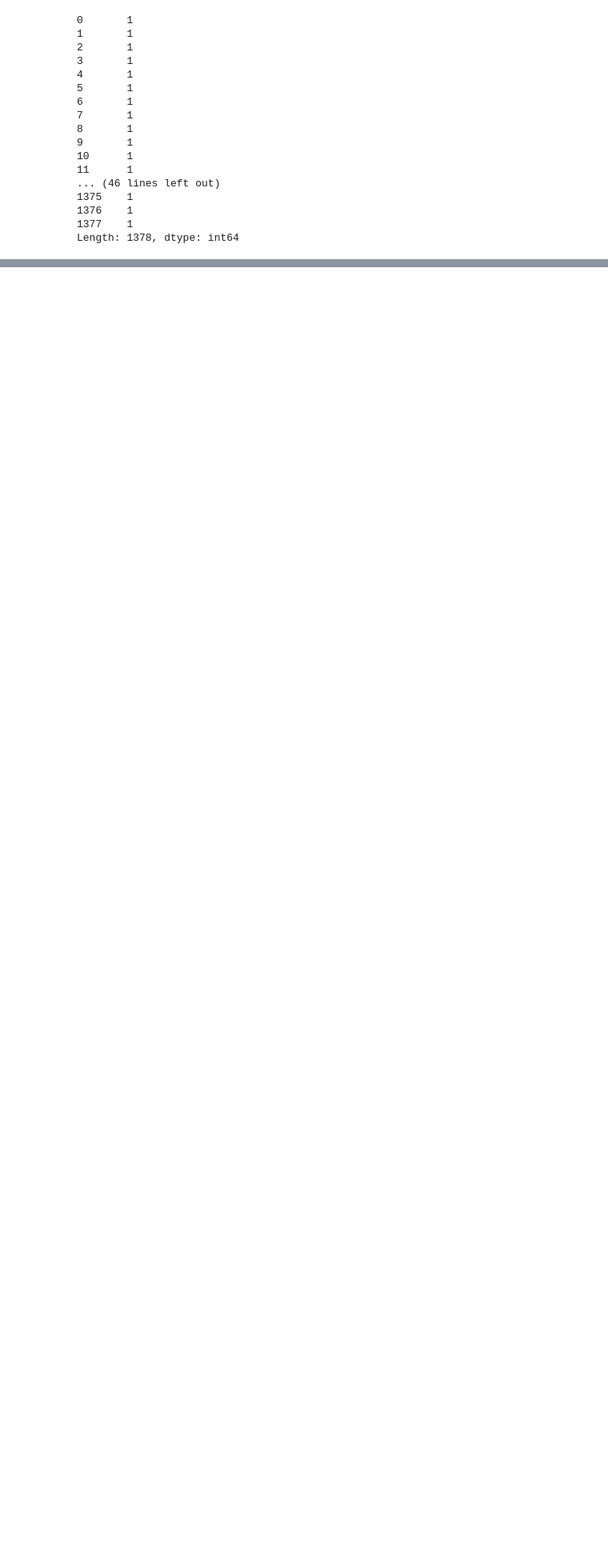
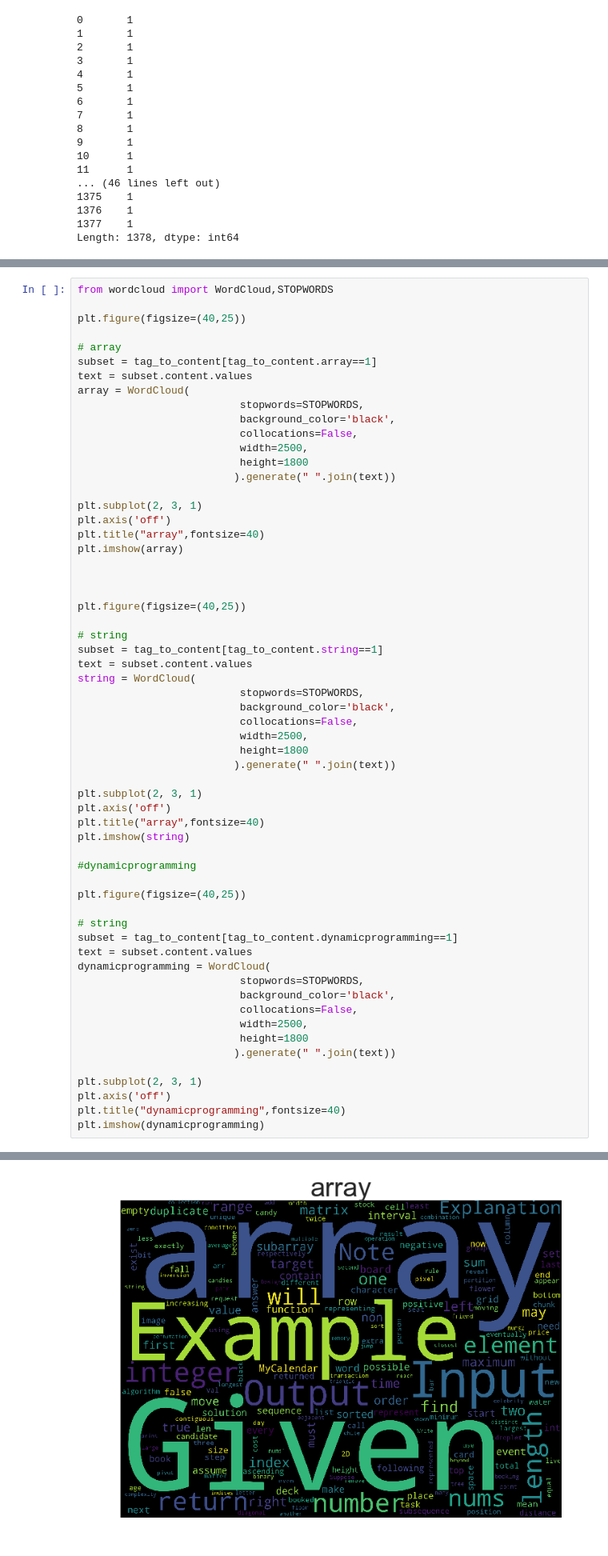
Before and after one commit to shashisp/multi_label, a Jupyter notebook: multi_label.ipynb, the cells around one changed output, grey strips where cells are left out. Shown at 80% size. Drawn from its saved outputs; the diff is of its cells as text; blank space fills up the shorter version.

```diff
--- a/multi_label.ipynb
+++ b/multi_label.ipynb
@@ -197,0 +154,61 @@ tag_to_content
+# %%
+from wordcloud import WordCloud,STOPWORDS
+
+plt.figure(figsize=(40,25))
+
+# array
+subset = tag_to_content[tag_to_content.array==1]
+text = subset.content.values
+array = WordCloud(
+                          stopwords=STOPWORDS,
+                          background_color='black',
+                          collocations=False,
+                          width=2500,
+                          height=1800
+                         ).generate(" ".join(text))
+
+plt.subplot(2, 3, 1)
+plt.axis('off')
+plt.title("array",fontsize=40)
+plt.imshow(array)
+
+
+
+plt.figure(figsize=(40,25))
+
+# string
+subset = tag_to_content[tag_to_content.string==1]
+text = subset.content.values
+string = WordCloud(
+                          stopwords=STOPWORDS,
+                          background_color='black',
+                          collocations=False,
+                          width=2500,
+                          height=1800
+                         ).generate(" ".join(text))
+
+plt.subplot(2, 3, 1)
+plt.axis('off')
+plt.title("array",fontsize=40)
+plt.imshow(string)
+
+#dynamicprogramming
+
+plt.figure(figsize=(40,25))
+
+# string
+subset = tag_to_content[tag_to_content.dynamicprogramming==1]
+text = subset.content.values
+dynamicprogramming = WordCloud(
+                          stopwords=STOPWORDS,
+                          background_color='black',
+                          collocations=False,
+                          width=2500,
+                          height=1800
+                         ).generate(" ".join(text))
+
+plt.subplot(2, 3, 1)
+plt.axis('off')
+plt.title("dynamicprogramming",fontsize=40)
+plt.imshow(dynamicprogramming)
+# %% [output]
@@ -197,0 +216 @@ tag_to_content
+[figure, added]
```
Also changed, not shown: parts of 24 cells of this notebook.
